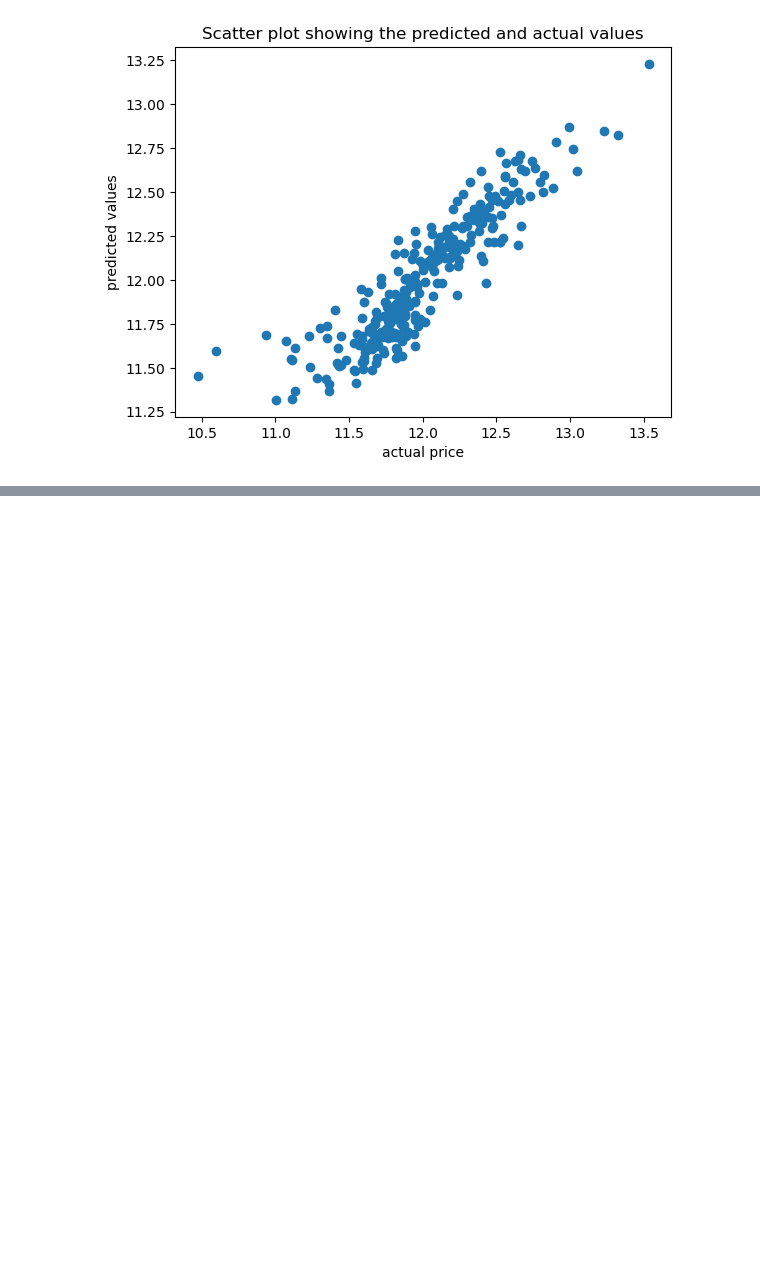
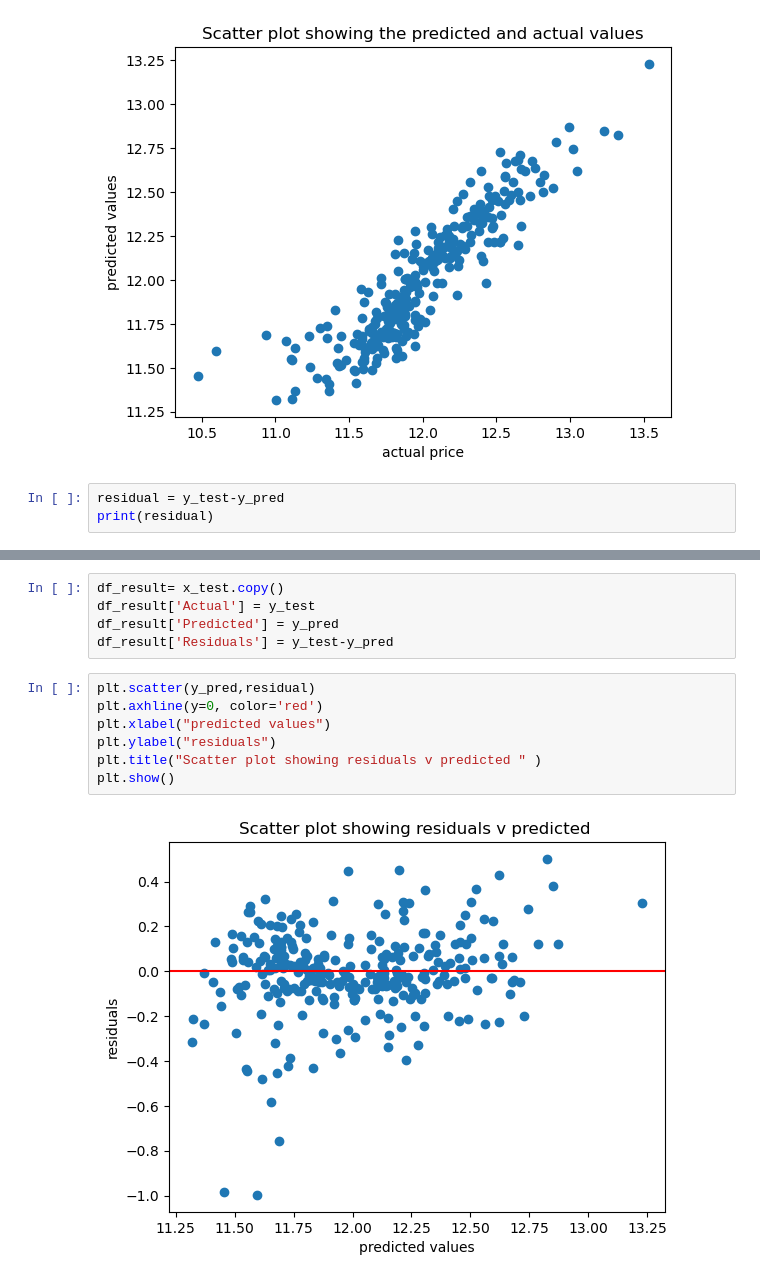
Before and after one commit to AyushHarduth123/Ayush-s-Projects, a Jupyter notebook: Ayushs Projects /Python/Jupyter Notebooks/Linear Regression and Metrics to Measure the Model/Linear regression explained analysis.ipynb, the cells around one changed output, grey strips where cells are left out. Drawn from its saved outputs; the diff is of its cells as text; blank space fills up the shorter version.

Commit message:
Linear Regression, Desicion Trees,Systematic Missing Values, Bump Trees

```diff
--- a/Ayushs Projects /Python/Jupyter Notebooks/Linear Regression and Metrics to Measure the Model/Linear regression explained analysis.ipynb
+++ b/Ayushs Projects /Python/Jupyter Notebooks/Linear Regression and Metrics to Measure the Model/Linear regression explained analysis.ipynb
@@ -296,3 +296,6 @@ plt.title("Scatter plot showing the predicted and actual values" )
 plt.show()
 # %% [output]
 [figure]
+# %%
+residual = y_test-y_pred
+print(residual)
@@ -298,0 +343,14 @@ plt.show()
+# %%
+df_result= x_test.copy()
+df_result['Actual'] = y_test
+df_result['Predicted'] = y_pred
+df_result['Residuals'] = y_test-y_pred
+# %%
+plt.scatter(y_pred,residual)
+plt.axhline(y=0, color='red')
+plt.xlabel("predicted values")
+plt.ylabel("residuals")
+plt.title("Scatter plot showing residuals v predicted " )
+plt.show()
+# %% [output]
+[figure, added]
```
Also changed, not shown: parts of 24 cells of this notebook, 4 other files.
